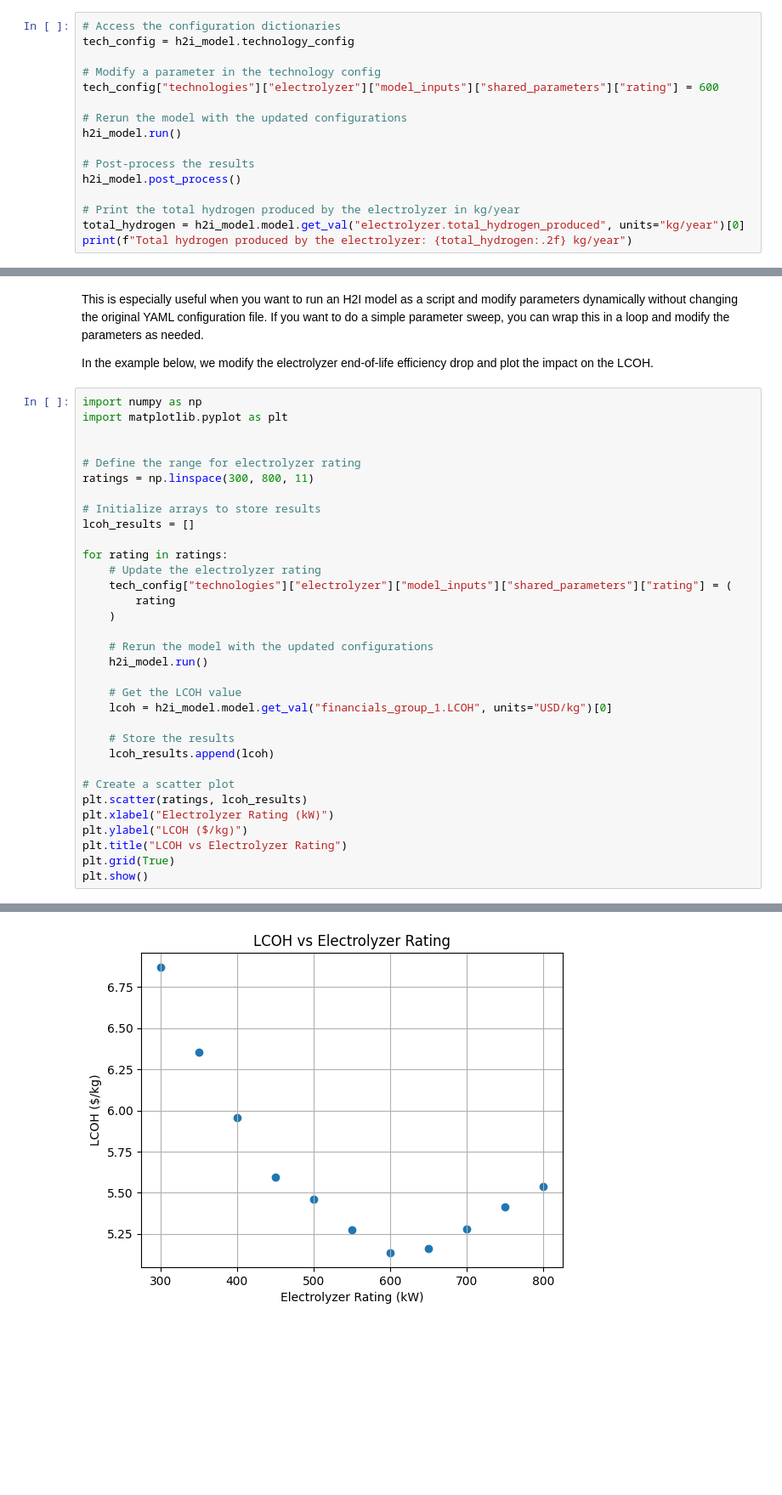
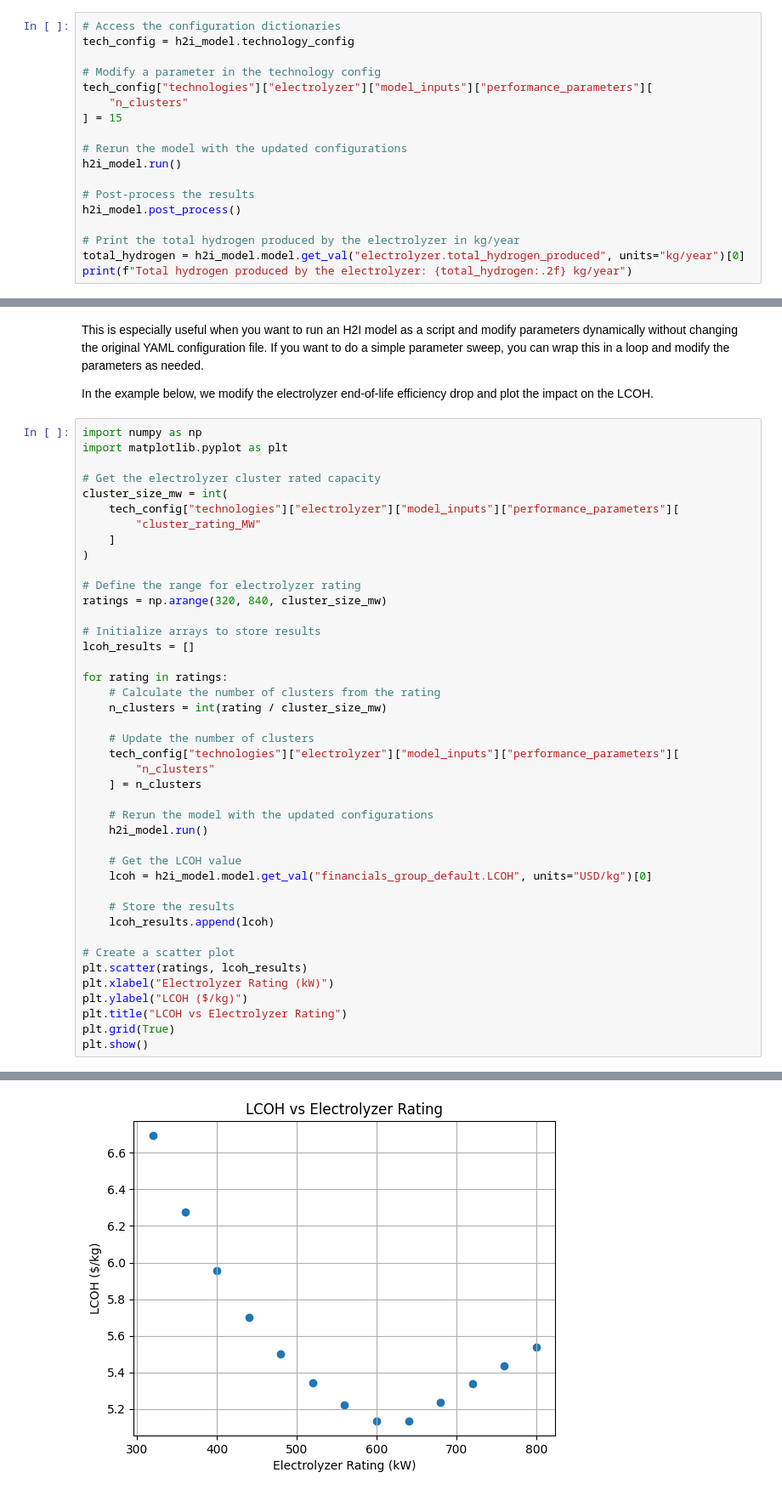
Before and after one commit to NREL/H2Integrate, a Jupyter notebook: docs/user_guide/how_to_set_up_an_analysis.ipynb, the cells around one changed output, grey strips where cells are left out. Shown at 85% size. Saved outputs shown, nothing was run; the diff lists cells and outputs as text; blank space fills up the shorter version.

```diff
--- a/docs/user_guide/how_to_set_up_an_analysis.ipynb
+++ b/docs/user_guide/how_to_set_up_an_analysis.ipynb
@@ -240,7 +220,9 @@ Here is an example of how to modify the config files and rerun the analysis:
 tech_config = h2i_model.technology_config
 
 # Modify a parameter in the technology config
-tech_config["technologies"]["electrolyzer"]["model_inputs"]["shared_parameters"]["rating"] = 600
+tech_config["technologies"]["electrolyzer"]["model_inputs"]["performance_parameters"][
+    "n_clusters"
+] = 15
 
 # Rerun the model with the updated configurations
 h2i_model.run()
@@ -279,24 +261,33 @@ In the example below, we modify the electrolyzer end-of-life efficiency drop and
 import numpy as np
 import matplotlib.pyplot as plt
 
+# Get the electrolyzer cluster rated capacity
+cluster_size_mw = int(
+    tech_config["technologies"]["electrolyzer"]["model_inputs"]["performance_parameters"][
+        "cluster_rating_MW"
+    ]
+)
 
 # Define the range for electrolyzer rating
-ratings = np.linspace(300, 800, 11)
+ratings = np.arange(320, 840, cluster_size_mw)
 
 # Initialize arrays to store results
 lcoh_results = []
 
 for rating in ratings:
-    # Update the electrolyzer rating
-    tech_config["technologies"]["electrolyzer"]["model_inputs"]["shared_parameters"]["rating"] = (
-        rating
-    )
+    # Calculate the number of clusters from the rating
+    n_clusters = int(rating / cluster_size_mw)
+
+    # Update the number of clusters
+    tech_config["technologies"]["electrolyzer"]["model_inputs"]["performance_parameters"][
+        "n_clusters"
+    ] = n_clusters
 
     # Rerun the model with the updated configurations
     h2i_model.run()
 
     # Get the LCOH value
-    lcoh = h2i_model.model.get_val("financials_group_1.LCOH", units="USD/kg")[0]
+    lcoh = h2i_model.model.get_val("financials_group_default.LCOH", units="USD/kg")[0]
 
     # Store the results
     lcoh_results.append(lcoh)
@@ -323 +316 @@ Turbine hub height (130) does not equal site_info.hub_height (97.0)
-[figure, old version]
+[figure, new version]
```
Also changed, not shown: parts of 4 cells of this notebook, 17 other files.
